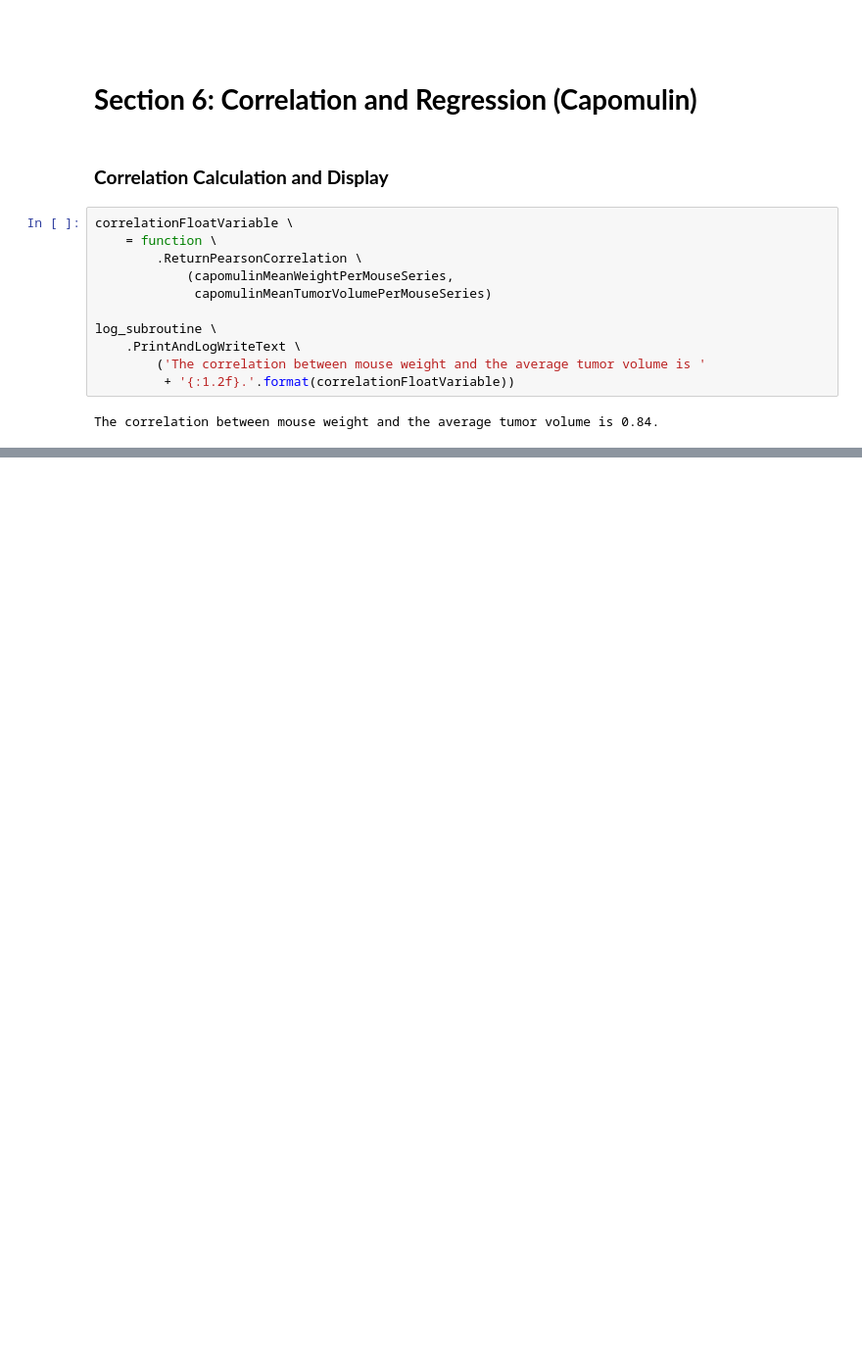
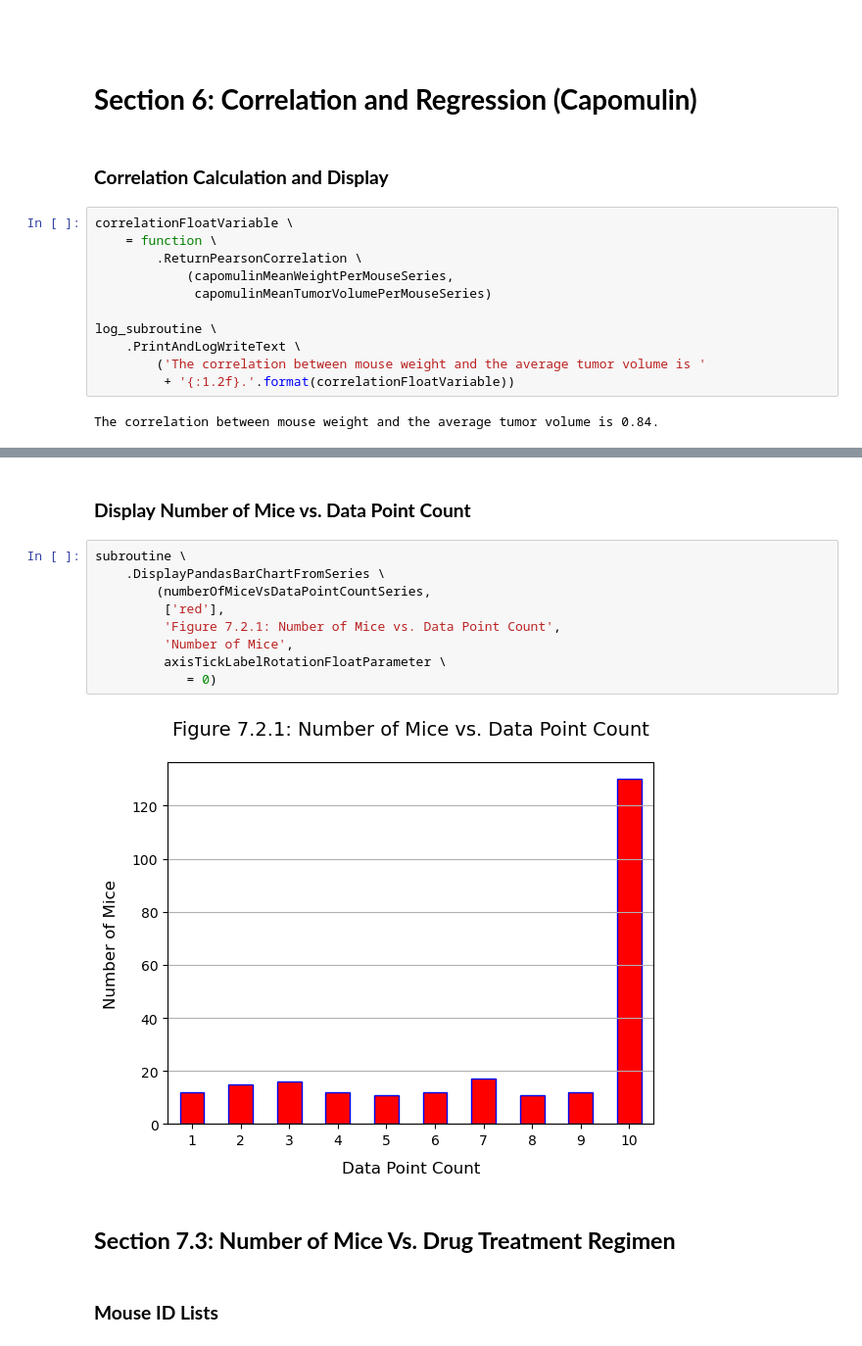
Before and after one commit to njamesgeorge1223/Student-Outcomes-Analysis-with-Pandas, a Jupyter notebook: Pymaceuticals/Pymaceuticals.ipynb, the cells around one changed output, grey strips where cells are left out. Shown: that part at 98% size. Saved outputs shown, nothing was run; the diff lists cells and outputs as text; blank space fills up the shorter version.

```diff
--- a/Pymaceuticals/Pymaceuticals.ipynb
+++ b/Pymaceuticals/Pymaceuticals.ipynb
@@ -819,0 +942,17 @@ r-squared:   0.7089
+# %% [markdown]
+### **Display Number of Mice vs. Data Point Count**
+# %%
+subroutine \
+    .DisplayPandasBarChartFromSeries \
+        (numberOfMiceVsDataPointCountSeries,
+         ['red'],
+         'Figure 7.2.1: Number of Mice vs. Data Point Count',
+         'Number of Mice',
+         axisTickLabelRotationFloatParameter \
+            = 0)
+# %% [output]
+[figure, added]
+# %% [markdown]
+## **Section 7.3: Number of Mice Vs. Drug Treatment Regimen**
+# %% [markdown]
+### **Mouse ID Lists**
```
Also changed, not shown: parts of 88 cells of this notebook, 2 other files.
